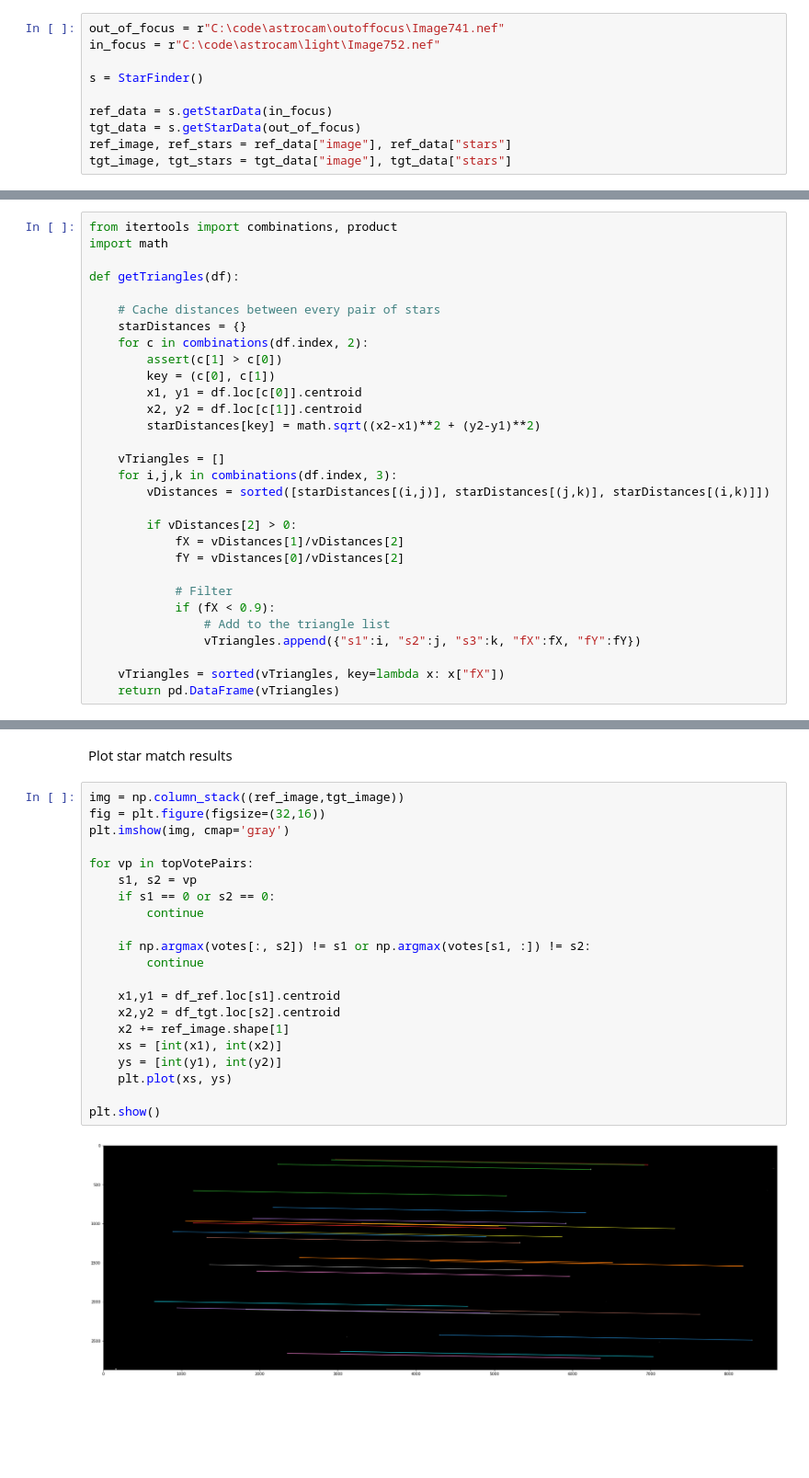
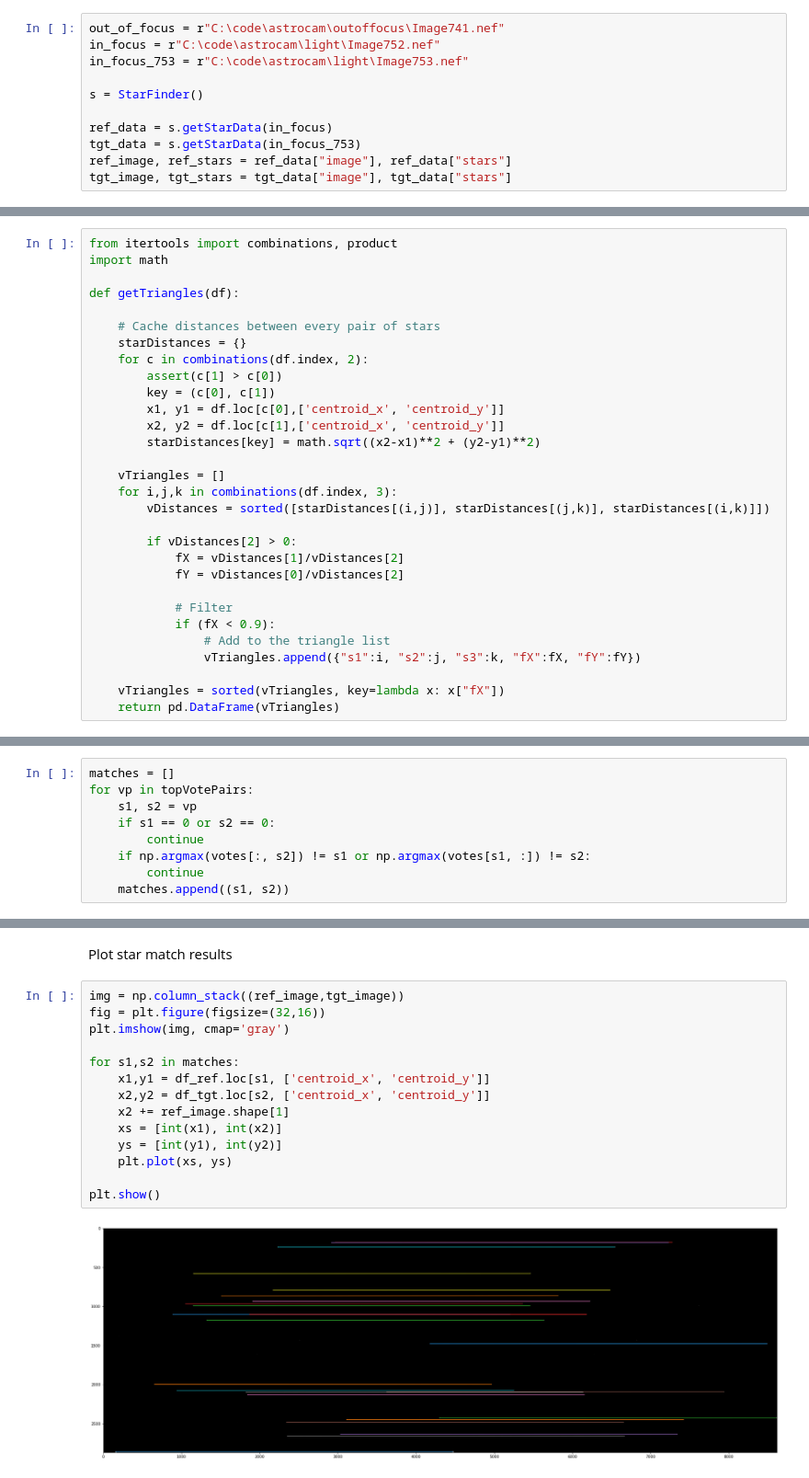
Before and after one commit to cygnus77/astrocam, a Jupyter notebook: fwhm/align.ipynb, the cells around one changed output, grey strips where cells are left out. Shown at 92% size. Cells and saved outputs as stored; diff of their text form; blank space fills up the shorter version.

```diff
--- a/fwhm/align.ipynb
+++ b/fwhm/align.ipynb
@@ -14,11 +16,12 @@ Scan stars from image
 # %%
 out_of_focus = r"C:\code\astrocam\outoffocus\Image741.nef"
 in_focus = r"C:\code\astrocam\light\Image752.nef"
+in_focus_753 = r"C:\code\astrocam\light\Image753.nef"
 
 s = StarFinder()
 
 ref_data = s.getStarData(in_focus)
-tgt_data = s.getStarData(out_of_focus)
+tgt_data = s.getStarData(in_focus_753)
 ref_image, ref_stars = ref_data["image"], ref_data["stars"]
 tgt_image, tgt_stars = tgt_data["image"], tgt_data["stars"]
 # %% [markdown]
@@ -66,8 +69,8 @@ def getTriangles(df):
     for c in combinations(df.index, 2):
         assert(c[1] > c[0])
         key = (c[0], c[1])
-        x1, y1 = df.loc[c[0]].centroid
-        x2, y2 = df.loc[c[1]].centroid
+        x1, y1 = df.loc[c[0],['centroid_x', 'centroid_y']]
+        x2, y2 = df.loc[c[1],['centroid_x', 'centroid_y']]
         starDistances[key] = math.sqrt((x2-x1)**2 + (y2-y1)**2)
 
     vTriangles = []
@@ -141,0 +145,9 @@ len(topVotePairs)
+# %%
+matches = []
+for vp in topVotePairs:
+    s1, s2 = vp
+    if s1 == 0 or s2 == 0:
+        continue
+    if np.argmax(votes[:, s2]) != s1 or np.argmax(votes[s1, :]) != s2:
+        continue
+    matches.append((s1, s2))
@@ -144,23 +162,16 @@ Plot star match results
 # %%
 img = np.column_stack((ref_image,tgt_image))
 fig = plt.figure(figsize=(32,16))
 plt.imshow(img, cmap='gray')
 
-for vp in topVotePairs:
-    s1, s2 = vp
-    if s1 == 0 or s2 == 0:
-        continue
-
-    if np.argmax(votes[:, s2]) != s1 or np.argmax(votes[s1, :]) != s2:
-        continue
-
-    x1,y1 = df_ref.loc[s1].centroid
-    x2,y2 = df_tgt.loc[s2].centroid
+for s1,s2 in matches:
+    x1,y1 = df_ref.loc[s1, ['centroid_x', 'centroid_y']]
+    x2,y2 = df_tgt.loc[s2, ['centroid_x', 'centroid_y']]
     x2 += ref_image.shape[1]
     xs = [int(x1), int(x2)]
     ys = [int(y1), int(y2)]
     plt.plot(xs, ys)
 
 plt.show()
 # %% [output]
-[figure, old version]
+[figure, new version]
```
Also changed, not shown: parts of 21 cells of this notebook, 4 other files.
